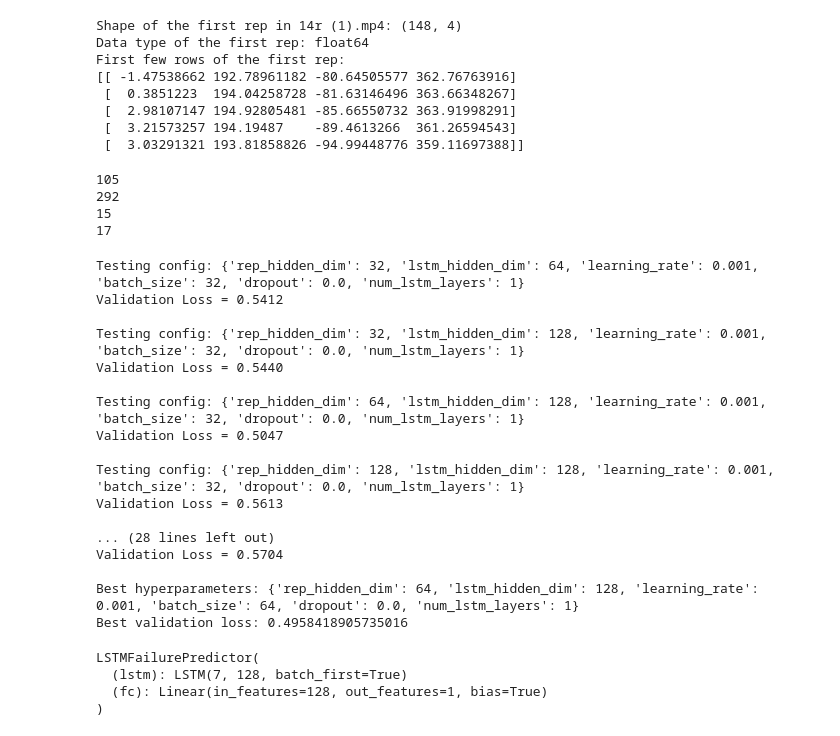
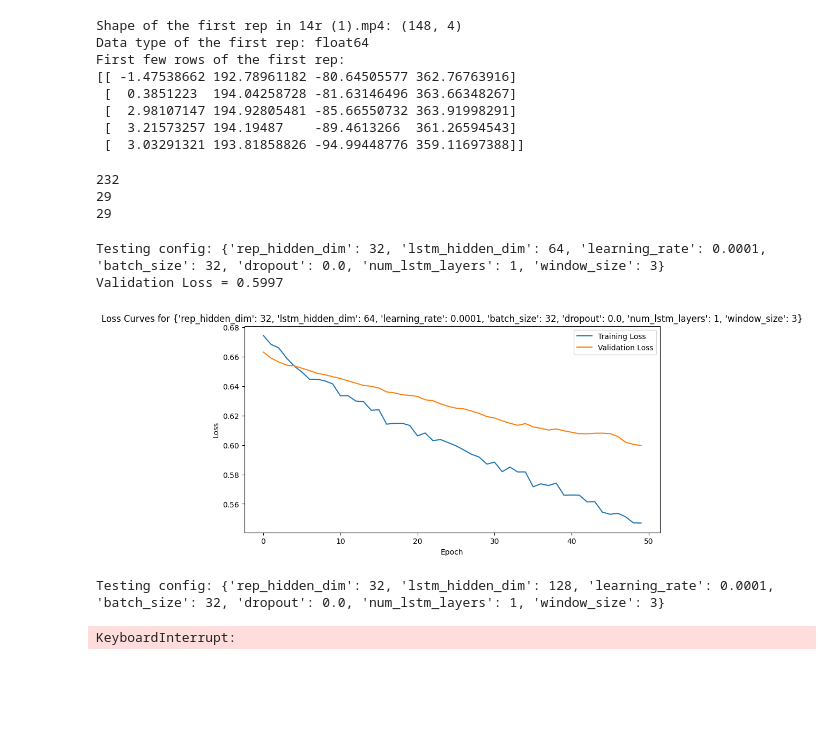
Before and after one commit to Cat2005/ML-rep-failure, a Jupyter notebook: lstm_rep_detection.ipynb, the cells around one changed output. Saved outputs shown, nothing was run; the diff lists cells and outputs as text; code cells hidden in the pictures; blank space fills up the shorter version.

Commit message:
sliding window n as hyperparam

```diff
--- a/lstm_rep_detection.ipynb
+++ b/lstm_rep_detection.ipynb
@@ -790,8 +809,8 @@ groups = list(group_to_keys.keys())
 random.shuffle(groups)
 
 # 3) Split on a group level (70% train, 15% val, 15% test)
-num_train = int(0.7 * len(groups))
-num_val   = int(0.15 * len(groups))
+num_train = int(0.5 * len(groups))
+num_val   = int(0.25 * len(groups))
 num_test  = len(groups) - num_train - num_val  # Ensure all groups are allocated
 
 train_groups = groups[:num_train]
@@ -821,10 +840,9 @@ print(len(train_data))
 print(len(val_data))
 print(len(test_data))
 # %% [output]
-105
-292
-15
-17
+232
+29
+29
 # %%
 import copy
 import torch
@@ -1012,65 +1070,84 @@ best_overall_loss = float('inf')
 best_hparams = None
 best_model_state = None
 
+# BEST:
+# Testing config: {'rep_hidden_dim': 64, 'lstm_hidden_dim': 128, 'learning_rate': 0.001, 'batch_size': 64, 'dropout': 0.0, 'num_lstm_layers': 1, 'window_size': 3}
+# Testing config: {'rep_hidden_dim': 32, 'lstm_hidden_dim': 64, 'learning_rate': 0.001, 'batch_size': 32, 'dropout': 0.0, 'num_lstm_layers': 1, 'window_size': 5}
+
+# BESTTT
+# Testing config: {'rep_hidden_dim': 64, 'lstm_hidden_dim': 256, 'learning_rate': 0.0001, 'batch_size': 32, 'dropout': 0.0, 'num_lstm_layers': 1, 'window_size': 3}
+
+
 for hparams in hyperparam_grid:
     print(f"Testing config: {hparams}")
-    val_loss, model_state = train_and_eval(
+    train_dataset = SlidingWindowRepDataset(train_data, balance_ratio=0.5, window_size=hparams['window_size'])
+    val_dataset   = SlidingWindowRepDataset(val_data,   balance_ratio=0.5, window_size=hparams['window_size'])
+
+    train_dataloader = DataLoader(train_dataset, batch_size=hparams['batch_size'], shuffle=True)
+    val_dataloader   = DataLoader(val_dataset,   batch_size=hparams['batch_size'], shuffle=False)
+
+    val_loss, model_state, train_losses, val_losses = train_and_eval(
         train_dataloader=train_dataloader,
         val_dataloader=val_dataloader,
         frame_dim=7,
         rep_hidden_dim=hparams['rep_hidden_dim'],
         lstm_hidden_dim=hparams['lstm_hidden_dim'],
         learning_rate=hparams['learning_rate'],
         batch_size=hparams['batch_size'],
         dropout=hparams['dropout'],
         num_lstm_layers=hparams['num_lstm_layers'],
-        num_epochs=40,
-        patience=5,
+        num_epochs=50,
+        patience=10,
+        window_size=hparams['window_size'],
         device=device
     )
 
     print(f"Validation Loss = {val_loss:.4f}\n")
 
+    plt.figure(figsize=(10, 5))
+    plt.plot(train_losses, label='Training Loss')
+    plt.plot(val_losses, label='Validation Loss')
+    plt.title(f'Loss Curves for {hparams}')
+    plt.xlabel('Epoch')
+    plt.ylabel('Loss')
+    plt.legend()
+    plt.show()
+
     if val_loss < best_overall_loss:
         best_overall_loss = val_loss
         best_hparams = hparams
         best_model_state = model_state
+        best_train_losses = train_losses
+        best_val_losses = val_losses
 
 print("Best hyperparameters:", best_hparams)
 print("Best validation loss:", best_overall_loss)
+
+plt.figure(figsize=(10, 5))
+plt.plot(train_losses, label='Training Loss')
+plt.plot(val_losses, label='Validation Loss')
+plt.title(f'Loss Curves for {hparams}')
+plt.xlabel('Epoch')
+plt.ylabel('Loss')
+plt.legend()
+plt.show()
 
 best_model = LSTMFailurePredictor(
     frame_dim=7,
     rep_hidden_dim=best_hparams['rep_hidden_dim'],
     lstm_hidden_dim=best_hparams['lstm_hidden_dim'],
     dropout=best_hparams['dropout'],
     num_lstm_layers=best_hparams['num_lstm_layers']
 )
 best_model.load_state_dict(best_model_state)
 best_model.to(device)
 best_model.eval()
 # %% [output]
-Testing config: {'rep_hidden_dim': 32, 'lstm_hidden_dim': 64, 'learning_rate': 0.001, 'batch_size': 32, 'dropout': 0.0, 'num_lstm_layers': 1}
-Validation Loss = 0.5412
-
-Testing config: {'rep_hidden_dim': 32, 'lstm_hidden_dim': 128, 'learning_rate': 0.001, 'batch_size': 32, 'dropout': 0.0, 'num_lstm_layers': 1}
-Validation Loss = 0.5440
-
-Testing config: {'rep_hidden_dim': 64, 'lstm_hidden_dim': 128, 'learning_rate': 0.001, 'batch_size': 32, 'dropout': 0.0, 'num_lstm_layers': 1}
-Validation Loss = 0.5047
-
-Testing config: {'rep_hidden_dim': 128, 'lstm_hidden_dim': 128, 'learning_rate': 0.001, 'batch_size': 32, 'dropout': 0.0, 'num_lstm_layers': 1}
-Validation Loss = 0.5613
-
-... (28 lines left out)
-Validation Loss = 0.5704
-
-Best hyperparameters: {'rep_hidden_dim': 64, 'lstm_hidden_dim': 128, 'learning_rate': 0.001, 'batch_size': 64, 'dropout': 0.0, 'num_lstm_layers': 1}
-Best validation loss: 0.4958418905735016
+Testing config: {'rep_hidden_dim': 32, 'lstm_hidden_dim': 64, 'learning_rate': 0.0001, 'batch_size': 32, 'dropout': 0.0, 'num_lstm_layers': 1, 'window_size': 3}
+Validation Loss = 0.5997
+[figure, added]
-LSTMFailurePredictor(
-  (lstm): LSTM(7, 128, batch_first=True)
-  (fc): Linear(in_features=128, out_features=1, bias=True)
-)
+Testing config: {'rep_hidden_dim': 32, 'lstm_hidden_dim': 128, 'learning_rate': 0.0001, 'batch_size': 32, 'dropout': 0.0, 'num_lstm_layers': 1, 'window_size': 3}
+KeyboardInterrupt:
 # %%
 import torch
 import numpy as np
```
Also changed, not shown: parts of 10 cells of this notebook.
